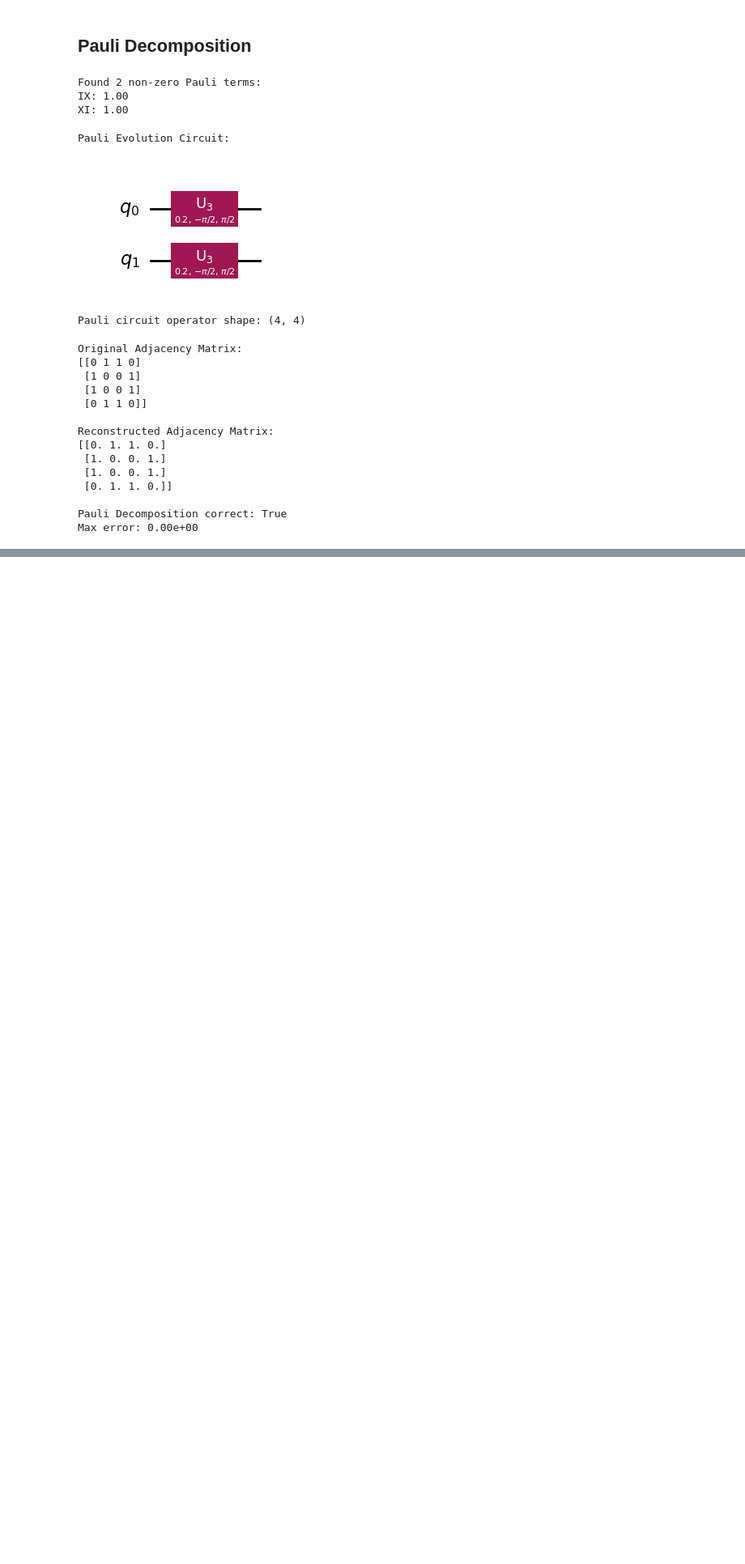
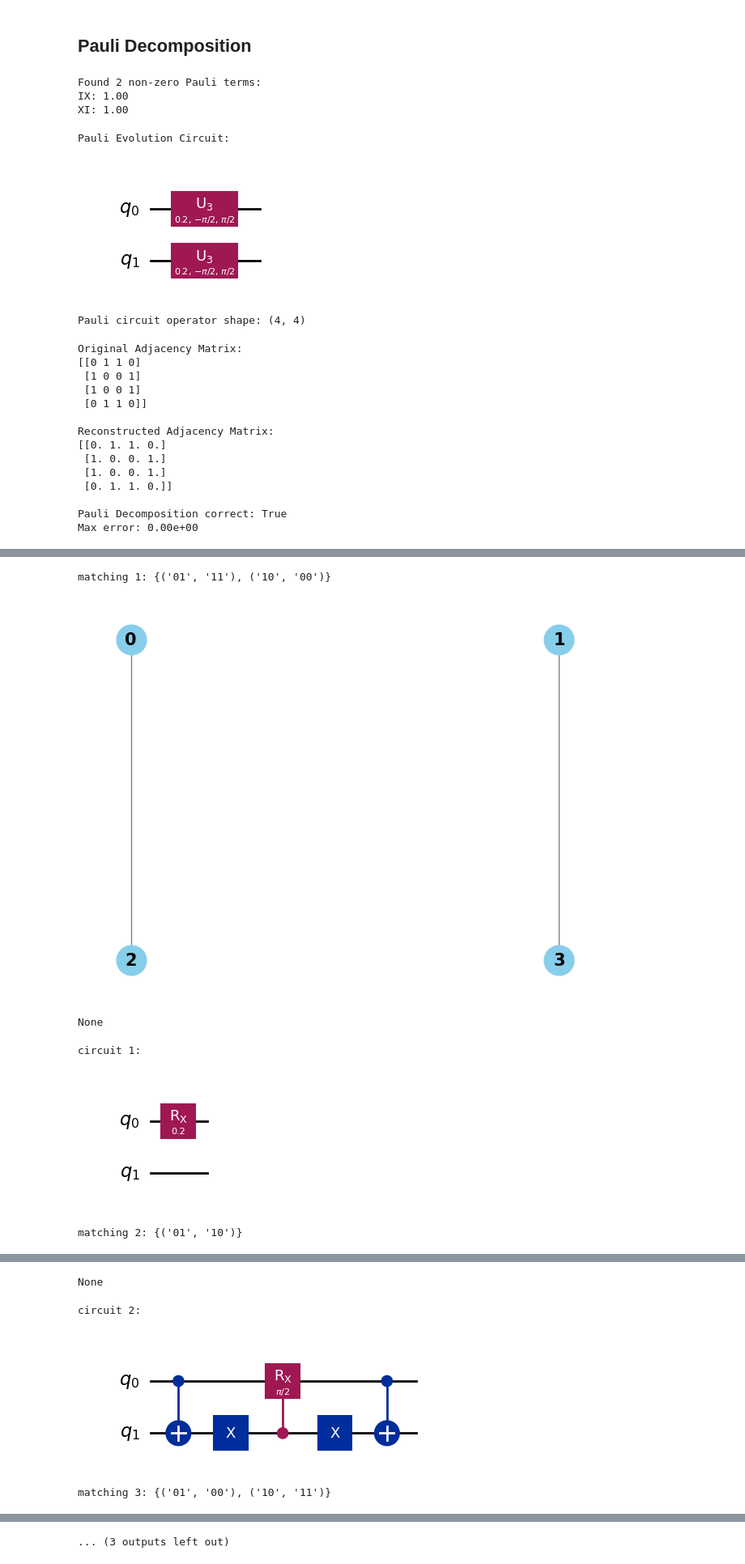
Before and after one commit to Mostafa-Atallah2020/ctqw-matching-decomp, a Jupyter notebook: examples/matching and pauli decompositions.ipynb, the cells around one changed output, grey strips where cells are left out. Shown at 81% size. Cells and saved outputs as stored; diff of their text form; code cells hidden in the pictures; blank space fills up the shorter version.

```diff
--- a/examples/matching and pauli decompositions.ipynb
+++ b/examples/matching and pauli decompositions.ipynb
@@ -241,0 +297,16 @@ n_steps = 100: ||Matching - Pauli||_F = 0.282372
+# %%
+G = IntersectingEdgesGraph(edges, matchings='parallel')
+
+for index, g in enumerate(G.subgraphs):
+    print(f"matching {index+1}: {g.edges}")
+    display(g.draw())
+    qc = g.get_qc(simplified=True, angle=2 * delta_t)
+    print(f'circuit {index+1}:')
+    display(qc.draw('mpl'))
+# %% [output]
+matching 1: {('01', '11'), ('10', '00')}
+[figure, added]
+None
+circuit 1:
+[figure, added]
+matching 2: {('01', '10')}
@@ -241,0 +314,4 @@ n_steps = 100: ||Matching - Pauli||_F = 0.282372
+None
+circuit 2:
+[figure, added]
+matching 3: {('01', '00'), ('10', '11')}
@@ -241,0 +319 @@ n_steps = 100: ||Matching - Pauli||_F = 0.282372
+... (3 outputs left out)
```
Also changed, not shown: parts of 20 cells of this notebook.
